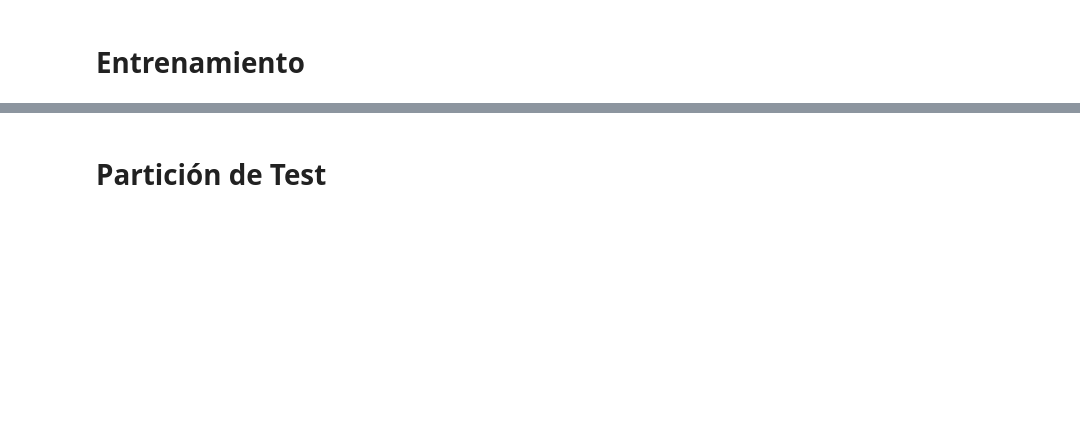
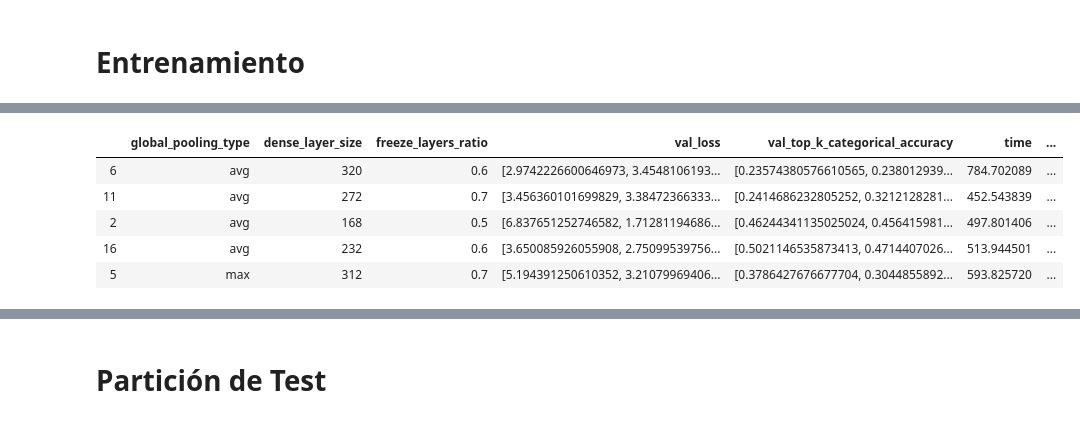
Before and after one commit to akepa/attribute-detection-in-fashon-images, a Jupyter notebook: Model.ipynb, the cells around one changed output, grey strips where cells are left out. Saved outputs shown, nothing was run; the diff lists cells and outputs as text; code cells hidden in the pictures; blank space fills up the shorter version.

```diff
--- a/Model.ipynb
+++ b/Model.ipynb
@@ -528,0 +624,15 @@ Loading cached value for variable 'resnet50_results'. Time since caching: 0:54:5
+# %%
+# Ordena todos los modelos en base al máximo accuracy conseguido.
+def sort_by_max_accuracy(df):
+    df["min_val_loss"] = df.apply(lambda row: min(row['val_loss']), axis=1)
+    df["max_val_top_k_categorical_accuracy"] = df.apply(lambda row: max(row['val_top_k_categorical_accuracy']), axis=1)
+    return df.sort_values(by='min_val_loss', ascending=True).head(n=5)
+# %%
+sort_by_max_accuracy(results_inceptionV3)
+# %% [output]
+|  | global_pooling_type | dense_layer_size | freeze_layers_ratio | val_loss | val_top_k_categorical_accuracy | time | ... |
+| 6 | avg | 320 | 0.6 | [2.9742226600646973, 3.4548106193... | [0.23574380576610565, 0.238012939... | 784.702089 | ... |
+| 11 | avg | 272 | 0.7 | [3.456360101699829, 3.38472366333... | [0.2414686232805252, 0.3212128281... | 452.543839 | ... |
+| 2 | avg | 168 | 0.5 | [6.837651252746582, 1.71281194686... | [0.46244341135025024, 0.456415981... | 497.801406 | ... |
+| 16 | avg | 232 | 0.6 | [3.650085926055908, 2.75099539756... | [0.5021146535873413, 0.4714407026... | 513.944501 | ... |
+| 5 | max | 312 | 0.7 | [5.194391250610352, 3.21079969406... | [0.3786427676677704, 0.3044855892... | 593.825720 | ... |
```
Also changed, not shown: parts of 37 cells of this notebook.
